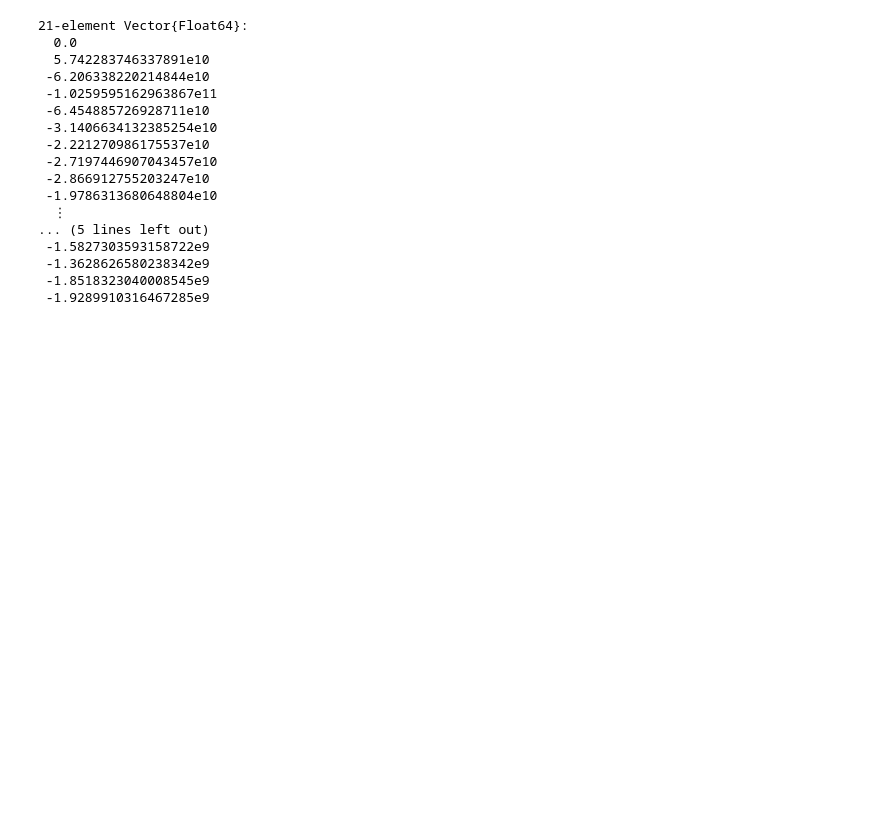
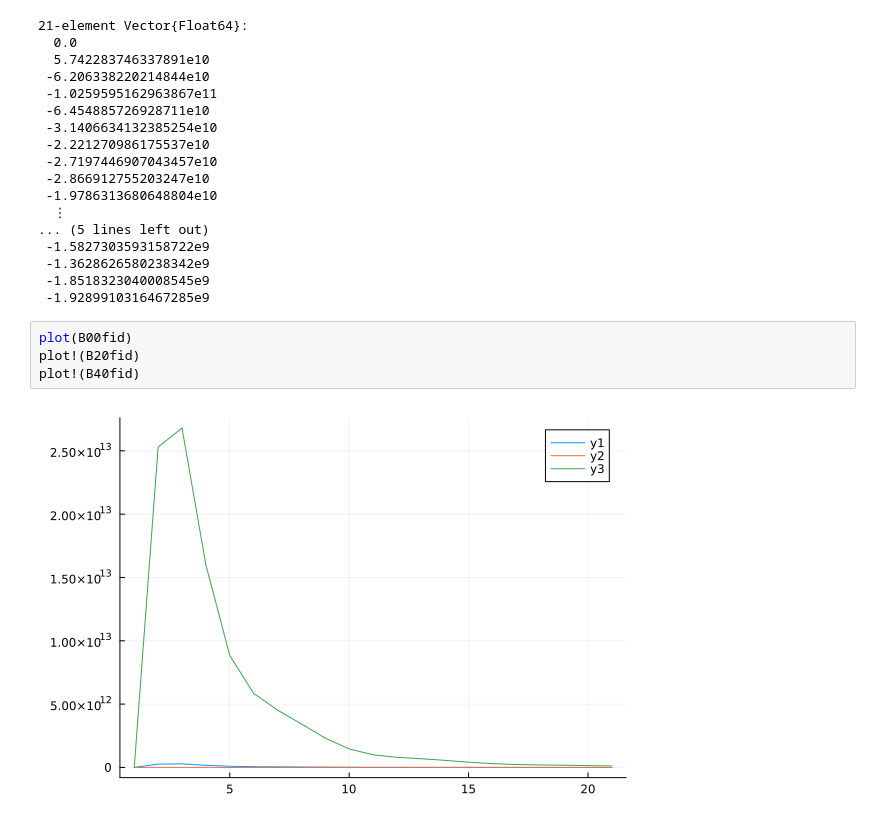
Before and after one commit to ladosamushia/BispectrumAP, a Jupyter notebook: BAOplots.ipynb, the cells around one changed output. Drawn from its saved outputs; the diff is of its cells as text; blank space fills up the shorter version.

```diff
--- a/BAOplots.ipynb
+++ b/BAOplots.ipynb
@@ -335,3 +346,9 @@ B00th = B00fid .+ dB00k1*(1.5*δαV +0.75*δϵ*0.33) + dB00k2*(1.5*(-0.36)*δαV
  -1.3628626580238342e9
  -1.8518323040008545e9
  -1.9289910316467285e9
+# %%
+plot(B00fid)
+plot!(B20fid)
+plot!(B40fid)
+# %% [output]
+[figure, added]
```
Also changed, not shown: parts of 4 cells of this notebook.
